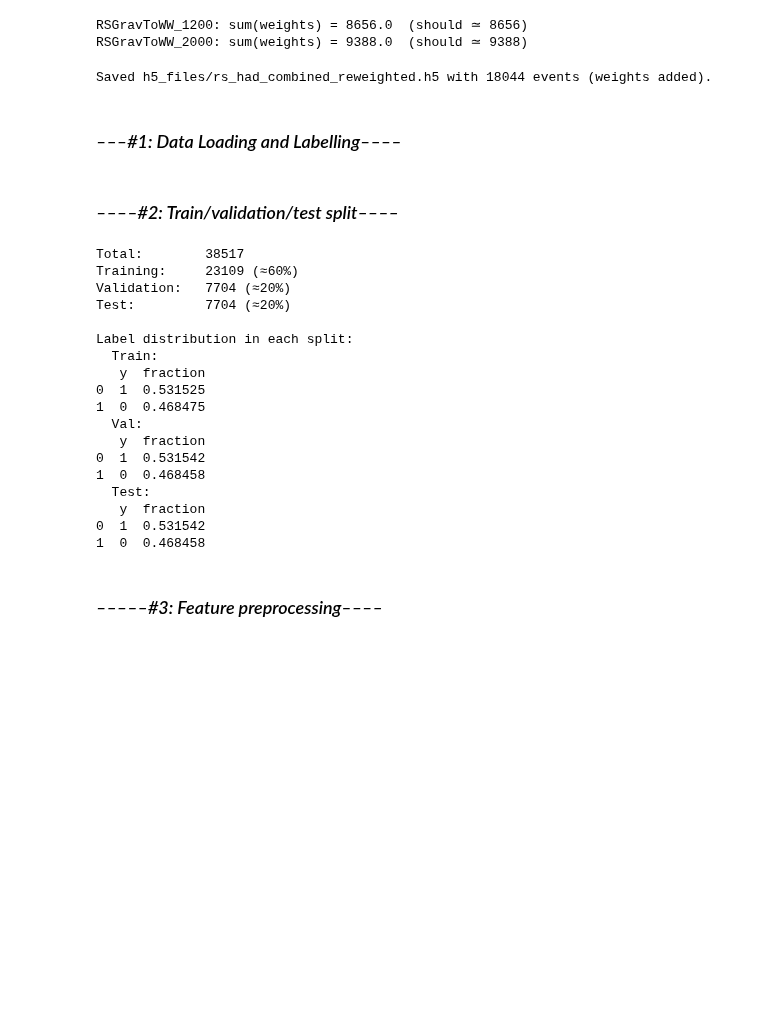
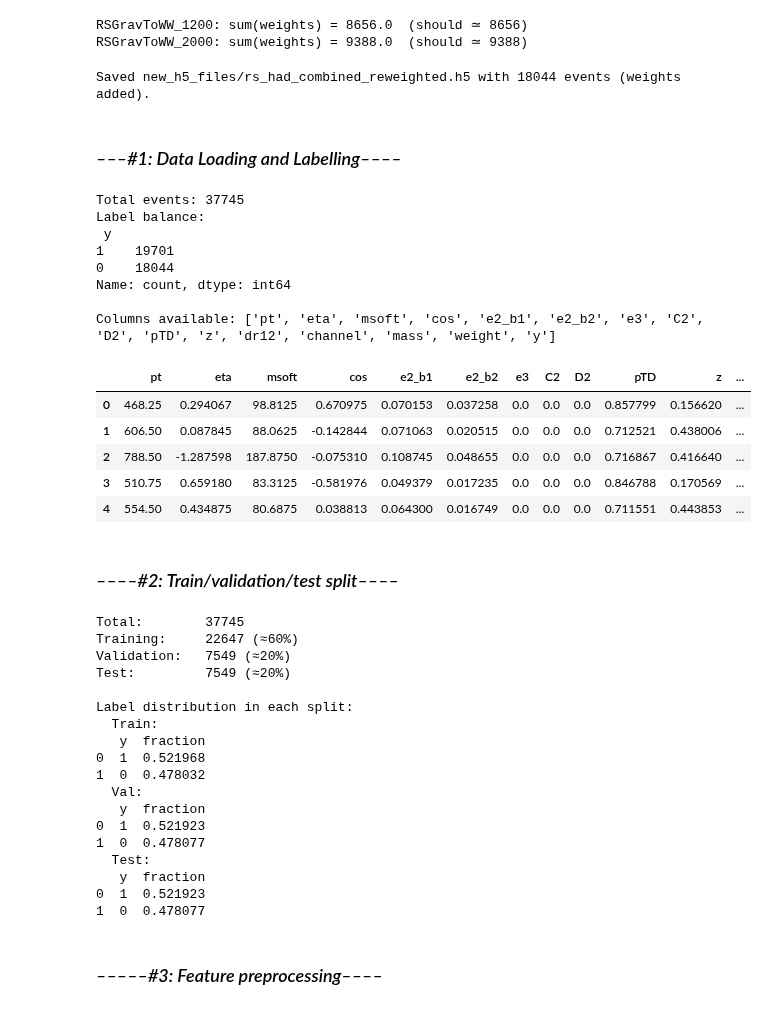
Before and after one commit to aimenobaid/polarization, a Jupyter notebook: NN_had.ipynb, the cells around one changed output. Saved outputs shown, nothing was run; the diff lists cells and outputs as text; code cells hidden in the pictures; blank space fills up the shorter version.

```diff
--- a/NN_had.ipynb
+++ b/NN_had.ipynb
@@ -109,38 +109,53 @@ RSGravToWW_2000: sum(weights) = 9388.0  (should ≃ 9388)
 # %%
 # ——— 7) CLEAN UP & SAVE ———
 df_all.drop(columns="pt_bin", inplace=True)
-outname = "h5_files/rs_had_combined_reweighted.h5"
+outname = "new_h5_files/rs_had_combined_reweighted.h5"
 df_all.to_hdf(outname, key="df", mode="w")
 print(f"Saved {outname} with {len(df_all)} events (weights added).")
 # %% [output]
-Saved h5_files/rs_had_combined_reweighted.h5 with 18044 events (weights added).
+Saved new_h5_files/rs_had_combined_reweighted.h5 with 18044 events (weights added).
 # %% [markdown]
 ### *–––#1: Data Loading and Labelling––––*
 # %%
 # ——— 1) LOAD THE TWO H5 FILES ———
 
 # Bulk (mostly longitudinal W)  → label y = 1
-df_bulk = pd.read_hdf("h5_files/bulk_had_combined_reweighted.h5", key="df")
+df_bulk = pd.read_hdf("new_h5_files/bulk_had_combined_reweighted.h5", key="df")
 df_bulk["y"] = 1
 
 # RS (mostly transverse W)      → label y = 0
-df_rs   = pd.read_hdf("h5_files/rs_had_combined_reweighted.h5",   key="df")
+df_rs   = pd.read_hdf("new_h5_files/rs_had_combined_reweighted.h5",   key="df")
 df_rs["y"]   = 0
 
 # ——— 2) CONCATENATE INTO A SINGLE DATAFRAME ———
 df = pd.concat([df_bulk, df_rs], ignore_index=True)
 
 # ——— drop the old label column to avoid confusion ———
 if "label" in df.columns:
     df = df.drop(columns="label")
 
 # ——— 3) BASIC SANITY CHECKS ———
 print("Total events:", len(df))
 print("Label balance:\n", df["y"].value_counts(), "\n")
 print("Columns available:", list(df.columns))
 
 # Optional: peek at the first few rows
 display(df.head())
+# %% [output]
+Total events: 37745
+Label balance:
+ y
+1    19701
+0    18044
+Name: count, dtype: int64
+
+Columns available: ['pt', 'eta', 'msoft', 'cos', 'e2_b1', 'e2_b2', 'e3', 'C2', 'D2', 'pTD', 'z', 'dr12', 'channel', 'mass', 'weight', 'y']
+|  | pt | eta | msoft | cos | e2_b1 | e2_b2 | e3 | C2 | D2 | pTD | z | ... |
+| 0 | 468.25 | 0.294067 | 98.8125 | 0.670975 | 0.070153 | 0.037258 | 0.0 | 0.0 | 0.0 | 0.857799 | 0.156620 | ... |
+| 1 | 606.50 | 0.087845 | 88.0625 | -0.142844 | 0.071063 | 0.020515 | 0.0 | 0.0 | 0.0 | 0.712521 | 0.438006 | ... |
+| 2 | 788.50 | -1.287598 | 187.8750 | -0.075310 | 0.108745 | 0.048655 | 0.0 | 0.0 | 0.0 | 0.716867 | 0.416640 | ... |
+| 3 | 510.75 | 0.659180 | 83.3125 | -0.581976 | 0.049379 | 0.017235 | 0.0 | 0.0 | 0.0 | 0.846788 | 0.170569 | ... |
+| 4 | 554.50 | 0.434875 | 80.6875 | 0.038813 | 0.064300 | 0.016749 | 0.0 | 0.0 | 0.0 | 0.711551 | 0.443853 | ... |
 # %% [markdown]
 ### *––––#2: Train/validation/test split––––*
 # %%
@@ -179,24 +194,24 @@ for name, subset in [("Train", train_df), ("Val", val_df), ("Test", test_df)]:
     print(f"  {name}:")
     print(subset["y"].value_counts(normalize=True).rename_axis("y").reset_index(name="fraction"))
 # %% [output]
-Total:        38517
-Training:     23109 (≈60%)
-Validation:   7704 (≈20%)
-Test:         7704 (≈20%)
+Total:        37745
+Training:     22647 (≈60%)
+Validation:   7549 (≈20%)
+Test:         7549 (≈20%)
 
 Label distribution in each split:
   Train:
    y  fraction
-0  1  0.531525
-1  0  0.468475
+0  1  0.521968
+1  0  0.478032
   Val:
    y  fraction
-0  1  0.531542
-1  0  0.468458
+0  1  0.521923
+1  0  0.478077
   Test:
    y  fraction
-0  1  0.531542
-1  0  0.468458
+0  1  0.521923
+1  0  0.478077
 # %% [markdown]
 ### *–––––#3: Feature preprocessing––––*
 # %%
```
Also changed, not shown: parts of 3 cells of this notebook, 4 other files.
